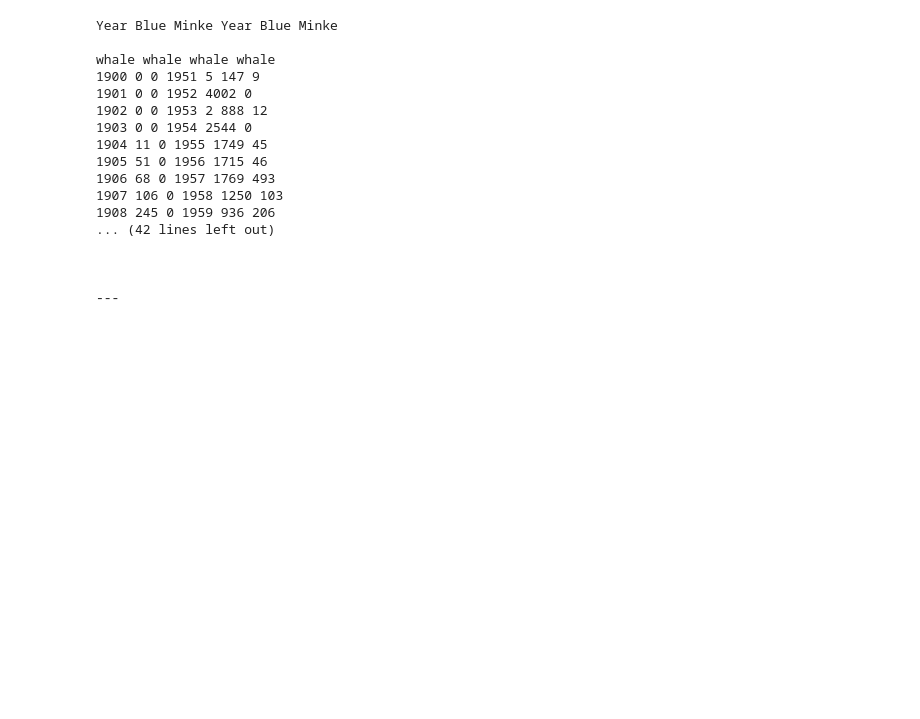
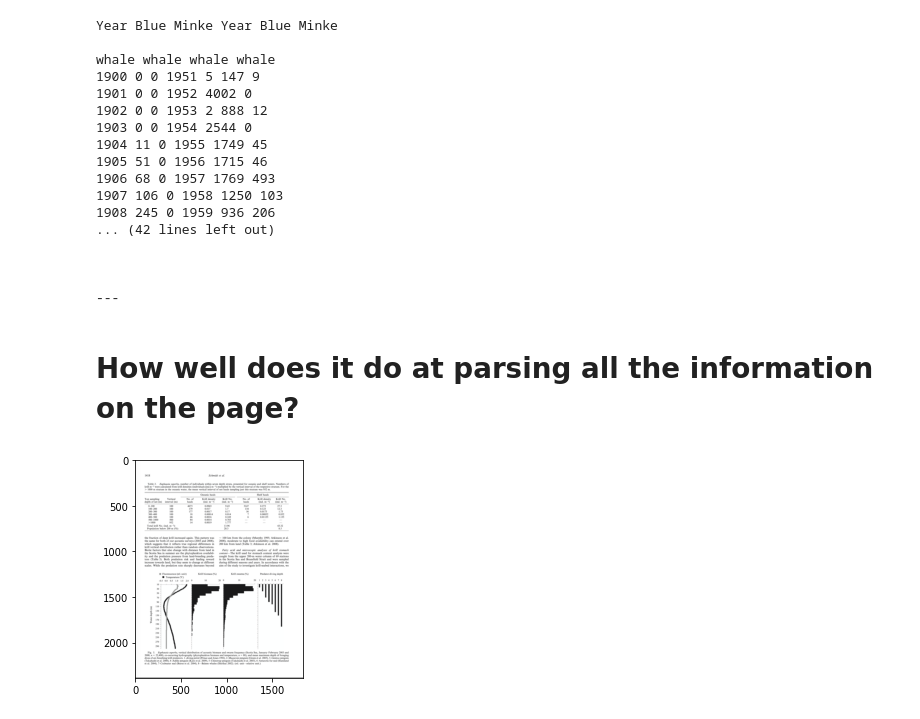
Before and after one commit to brenfrrs/pdf_table_parsing, a Jupyter notebook: layout-parser.ipynb, the cells around one changed output. Saved outputs shown, nothing was run; the diff lists cells and outputs as text; code cells hidden in the pictures; blank space fills up the shorter version.

Commit message:
added example of full page parsing and included computation times

```diff
--- a/layout-parser.ipynb
+++ b/layout-parser.ipynb
@@ -235,3 +264,11 @@ whale whale whale whale
 
 
 ---
+# %% [markdown]
+# How well does it do at parsing all the information on the page?
+# %%
+ocr_agent = lp.ocr.TesseractAgent()
+image = cv2.imread("/Volumes/DATA_LAKE/example_images/page3.png")
+plt.imshow(image);
+# %% [output]
+[figure, added]
```
Also changed, not shown: parts of 18 cells of this notebook.
